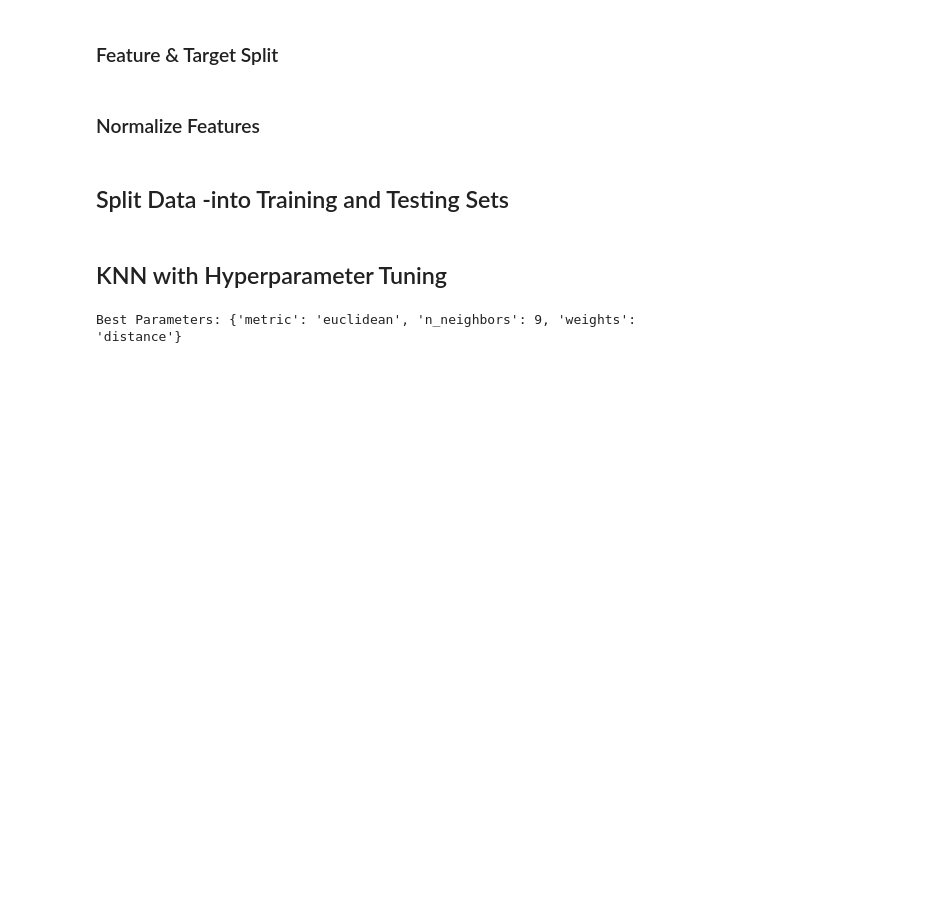
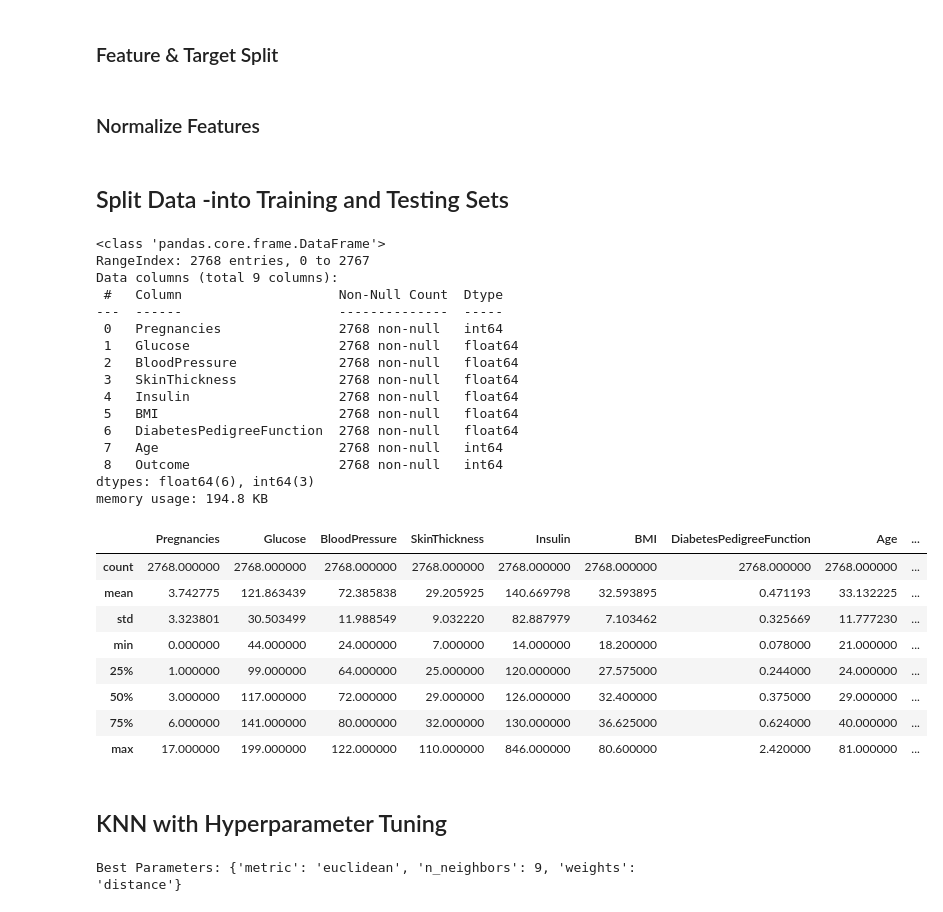
Before and after one commit to VenumiV/diabetes-predictor-ml-flask, a Jupyter notebook: notebooks/FC212026_Malsha/knn.ipynb, the cells around one changed output. Drawn from its saved outputs; the diff is of its cells as text; code cells hidden in the pictures; blank space fills up the shorter version.

```diff
--- a/notebooks/FC212026_Malsha/knn.ipynb
+++ b/notebooks/FC212026_Malsha/knn.ipynb
@@ -27,7 +27,7 @@ import os
 # %% [markdown]
 #### Load the dataset (Before cleaning)
 # %%
-df = pd.read_csv('../../data/raw/Healthcare-Diabetes.csv')
+df = pd.read_csv('../../data/raw/FC212026_Malsha/Healthcare-Diabetes.csv')
 df.head()
 # %% [output]
 |  | Id | Pregnancies | Glucose | BloodPressure | SkinThickness | Insulin | BMI | DiabetesPedigreeFunction | ... |
@@ -75,3 +75,32 @@ X_scaled = scaler.fit_transform(X)
 X_train, X_test, y_train, y_test = train_test_split(
     X_scaled, y, test_size=0.2, random_state=42, stratify=y
 )
+# %%
+df.info()
+df.describe()
+# %% [output]
+<class 'pandas.core.frame.DataFrame'>
+RangeIndex: 2768 entries, 0 to 2767
+Data columns (total 9 columns):
+ #   Column                    Non-Null Count  Dtype
+---  ------                    --------------  -----
+ 0   Pregnancies               2768 non-null   int64
+ 1   Glucose                   2768 non-null   float64
+ 2   BloodPressure             2768 non-null   float64
+ 3   SkinThickness             2768 non-null   float64
+ 4   Insulin                   2768 non-null   float64
+ 5   BMI                       2768 non-null   float64
+ 6   DiabetesPedigreeFunction  2768 non-null   float64
+ 7   Age                       2768 non-null   int64
+ 8   Outcome                   2768 non-null   int64
+dtypes: float64(6), int64(3)
+memory usage: 194.8 KB
+|  | Pregnancies | Glucose | BloodPressure | SkinThickness | Insulin | BMI | DiabetesPedigreeFunction | Age | ... |
+| count | 2768.000000 | 2768.000000 | 2768.000000 | 2768.000000 | 2768.000000 | 2768.000000 | 2768.000000 | 2768.000000 | ... |
+| mean | 3.742775 | 121.863439 | 72.385838 | 29.205925 | 140.669798 | 32.593895 | 0.471193 | 33.132225 | ... |
+| std | 3.323801 | 30.503499 | 11.988549 | 9.032220 | 82.887979 | 7.103462 | 0.325669 | 11.777230 | ... |
+| min | 0.000000 | 44.000000 | 24.000000 | 7.000000 | 14.000000 | 18.200000 | 0.078000 | 21.000000 | ... |
+| 25% | 1.000000 | 99.000000 | 64.000000 | 25.000000 | 120.000000 | 27.575000 | 0.244000 | 24.000000 | ... |
+| 50% | 3.000000 | 117.000000 | 72.000000 | 29.000000 | 126.000000 | 32.400000 | 0.375000 | 29.000000 | ... |
+| 75% | 6.000000 | 141.000000 | 80.000000 | 32.000000 | 130.000000 | 36.625000 | 0.624000 | 40.000000 | ... |
+| max | 17.000000 | 199.000000 | 122.000000 | 110.000000 | 846.000000 | 80.600000 | 2.420000 | 81.000000 | ... |
```
Also changed, not shown: parts of 1 cell of this notebook, 3 other files.
